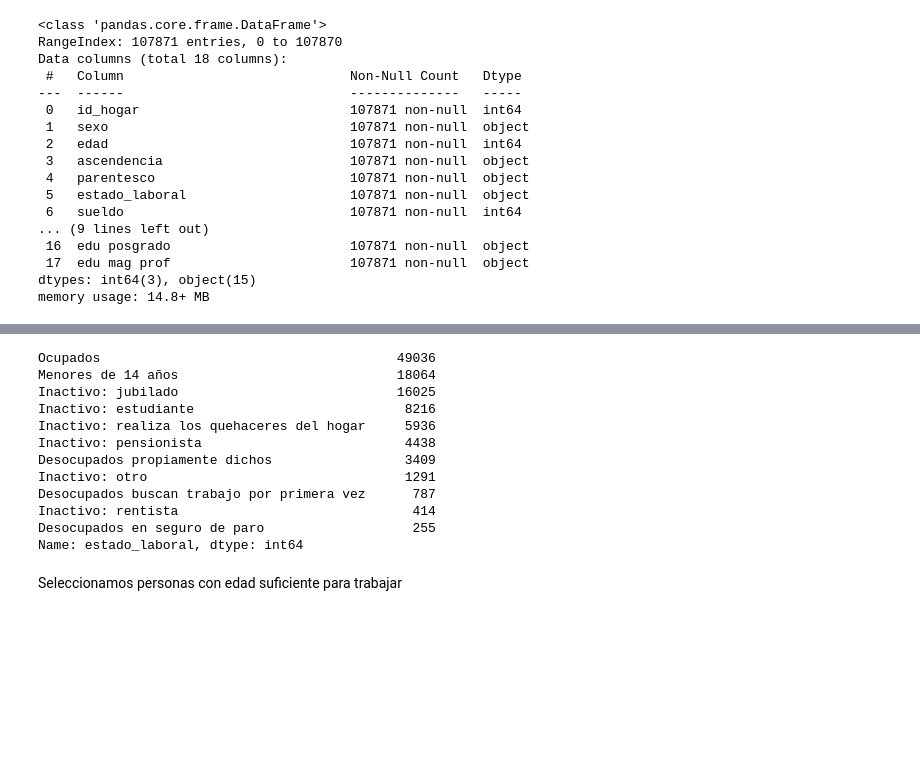
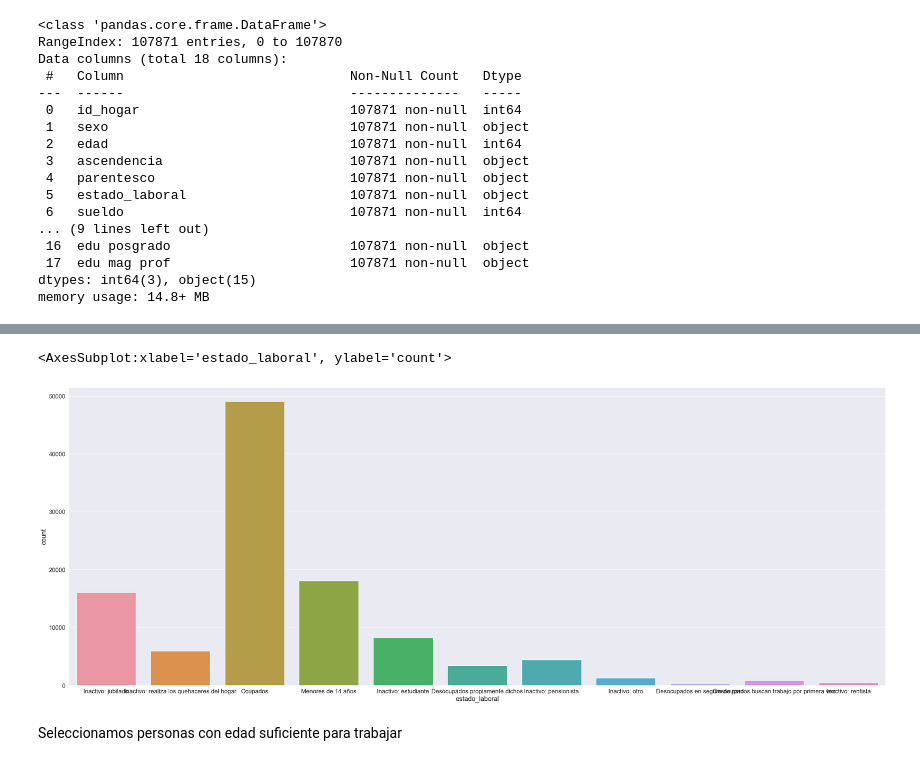
Before and after one commit to anicolon/coder_proyecto, a Jupyter notebook: ECH_2019/ECH_MODELOS.ipynb, the cells around one changed output, grey strips where cells are left out. Saved outputs shown, nothing was run; the diff lists cells and outputs as text; code cells hidden in the pictures; blank space fills up the shorter version.

```diff
--- a/ECH_2019/ECH_MODELOS.ipynb
+++ b/ECH_2019/ECH_MODELOS.ipynb
@@ -3,7 +3,7 @@ import pandas as pd
 import numpy as np
 import seaborn as sns
 
-sns.set(rc={'figure.figsize': (30, 15)}, font_scale=1.5)
+sns.set(rc={'figure.figsize': (40, 15)}, font_scale=1.5)
 
 df = pd.read_csv('ECH_2019.csv')
 
@@ -53,18 +53,8 @@ df.sample(5)
-# %%
-df['estado_laboral'].value_counts()
-# %% [output]
-Ocupados                                      49036
-Menores de 14 años                            18064
-Inactivo: jubilado                            16025
-Inactivo: estudiante                           8216
-Inactivo: realiza los quehaceres del hogar     5936
-Inactivo: pensionista                          4438
-Desocupados propiamente dichos                 3409
-Inactivo: otro                                 1291
-Desocupados buscan trabajo por primera vez      787
-Inactivo: rentista                              414
-Desocupados en seguro de paro                   255
-Name: estado_laboral, dtype: int64
+# %%
+sns.countplot(x=df['estado_laboral'])
+# %% [output]
+<AxesSubplot:xlabel='estado_laboral', ylabel='count'>
+[figure, added]
 # %% [markdown]
 Seleccionamos personas con edad suficiente para trabajar
 # %%
```
Also changed, not shown: parts of 4 cells of this notebook.
